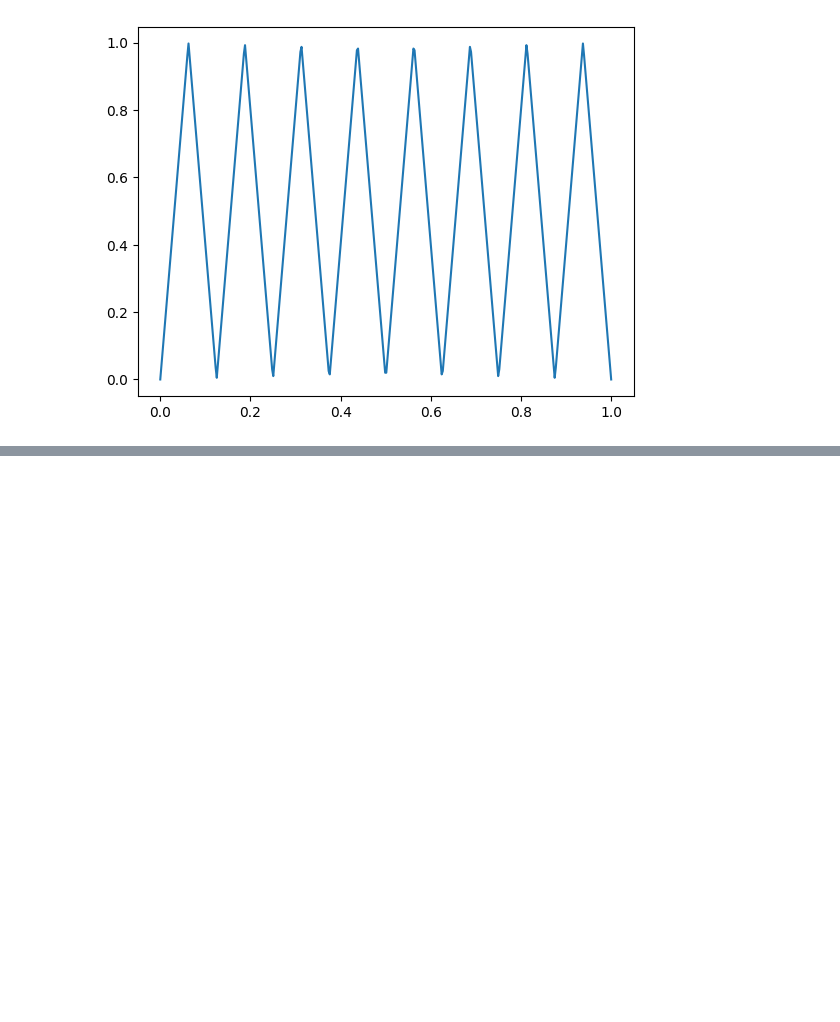
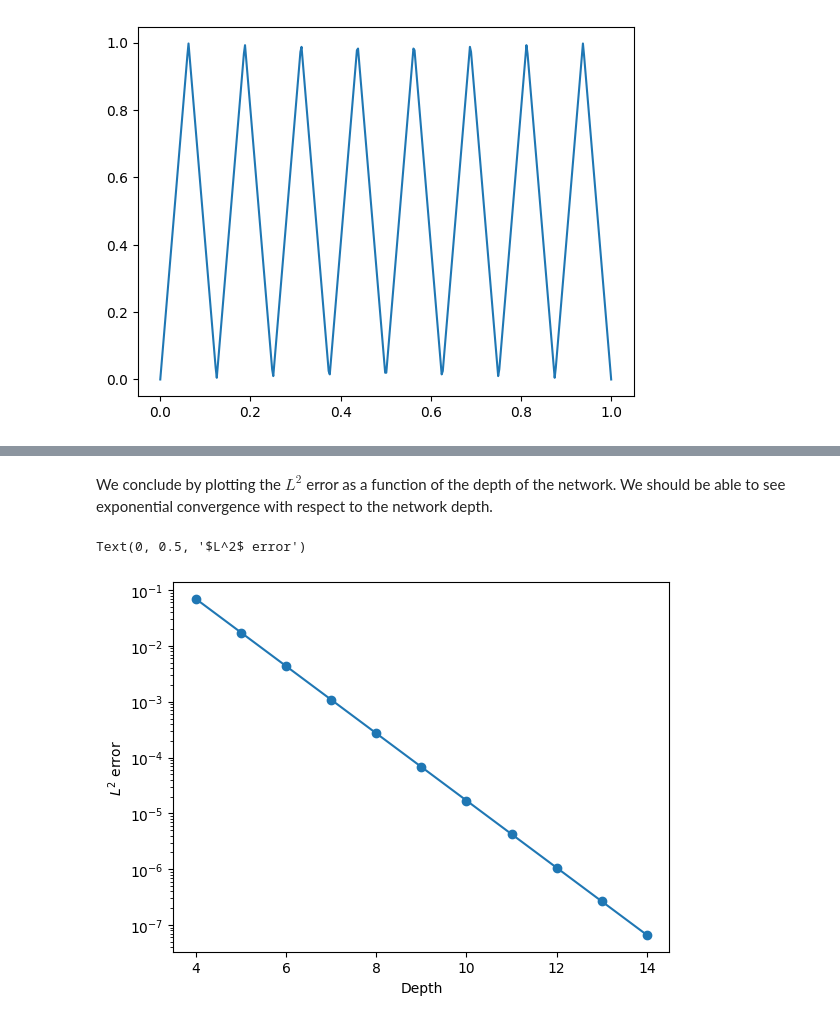
Before and after one commit to carlomr/MLCS_2024-2025, a Jupyter notebook: lab1_intro_to_NNs/square_appx.ipynb, the cells around one changed output, grey strips where cells are left out. Saved outputs shown, nothing was run; the diff lists cells and outputs as text; code cells hidden in the pictures; blank space fills up the shorter version.

```diff
--- a/lab1_intro_to_NNs/square_appx.ipynb
+++ b/lab1_intro_to_NNs/square_appx.ipynb
@@ -160,0 +145,35 @@ Linear(in_features=1, out_features=3, bias=True)
+# %% [markdown]
+We conclude by plotting the $L^2$ error as a function of the depth of the network. We should be able to see exponential convergence with respect to the network depth.
+# %%
+def compute_err(depth):
+    out_weights = [-4**(-k) for k in range(depth)]
+    out_weights[0] = 1
+
+    basenet = Phiwedge
+    for j in range(depth-3):
+        basenet = concatenate(basenet, Phiwedge)
+
+
+    squarenet = YarotskyNet(basenet, out_weights)
+
+
+    x = torch.linspace(0, 1, 100)
+    y = squarenet(x)
+    x_np = x.detach().numpy()
+
+    return np.linalg.norm(y.detach().numpy().flatten()-x_np**2)
+
+err = []
+all_depths = range(4, 15)
+for depth in all_depths:
+    err.append(compute_err(depth))
+
+plt.semilogy(all_depths, err, 'o-')
+
+plt.xlabel("Depth")
+plt.ylabel("$L^2$ error")
+
+# err
+# %% [output]
+Text(0, 0.5, '$L^2$ error')
+[figure, added]
```
Also changed, not shown: parts of 7 cells of this notebook, 1 other file.
